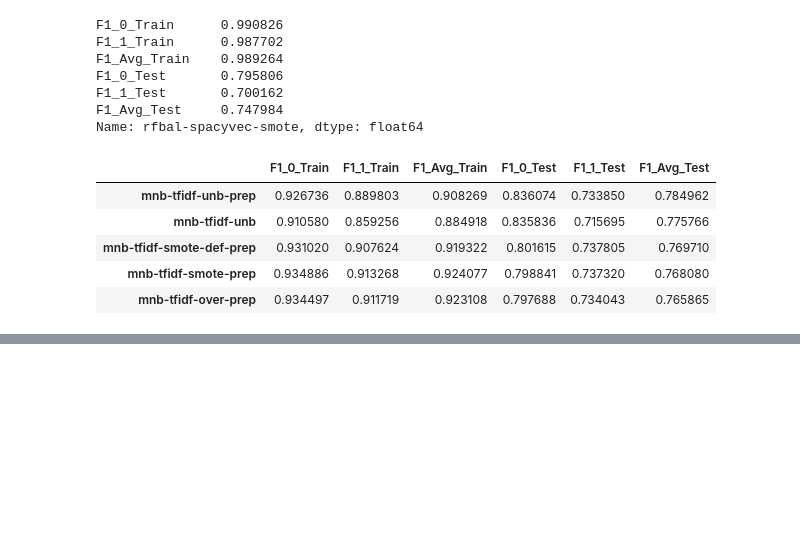
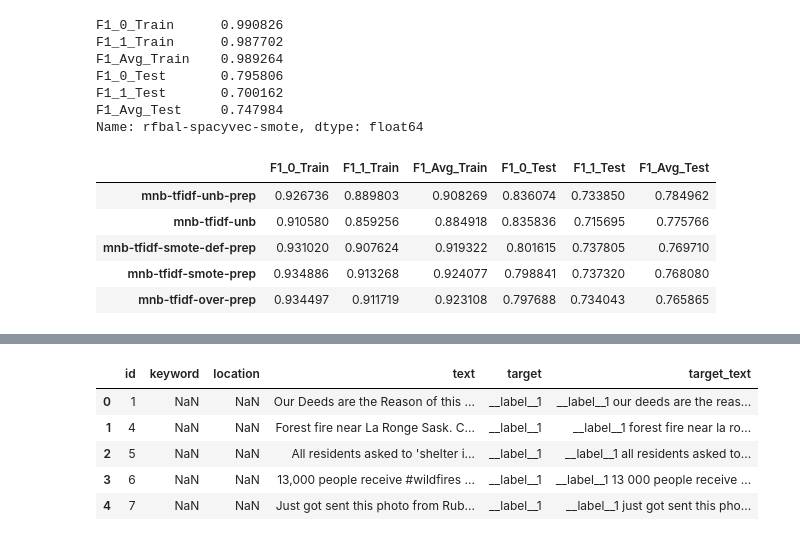
Before and after one commit to kellianneyang/natural-language-processing-practice, a Jupyter notebook: Natural Language Processing with Disaster Tweets - Kaggle Competition.ipynb, the cells around one changed output, grey strips where cells are left out. Saved outputs shown, nothing was run; the diff lists cells and outputs as text; code cells hidden in the pictures; blank space fills up the shorter version.

```diff
--- a/Natural Language Processing with Disaster Tweets - Kaggle Competition.ipynb
+++ b/Natural Language Processing with Disaster Tweets - Kaggle Competition.ipynb
@@ -1399,0 +1544,22 @@ scores_df.sort_values(by = 'F1_Avg_Test', ascending = False).head()
+# %%
+# define preprocess function
+
+import re
+
+def preprocess(text):
+    text = re.sub(r"[^\w\s\']", " ", text)
+    text = re.sub(r" +", " ", text)
+    return text.strip().lower()
+
+# apply preprocess function to df
+df['target_text'] = df['target_text'].map(preprocess)
+
+# check
+df.head()
+# %% [output]
+|  | id | keyword | location | text | target | target_text |
+| 0 | 1 | NaN | NaN | Our Deeds are the Reason of this ... | __label__1 | __label__1 our deeds are the reas... |
+| 1 | 4 | NaN | NaN | Forest fire near La Ronge Sask. C... | __label__1 | __label__1 forest fire near la ro... |
+| 2 | 5 | NaN | NaN | All residents asked to 'shelter i... | __label__1 | __label__1 all residents asked to... |
+| 3 | 6 | NaN | NaN | 13,000 people receive #wildfires ... | __label__1 | __label__1 13 000 people receive ... |
+| 4 | 7 | NaN | NaN | Just got sent this photo from Rub... | __label__1 | __label__1 just got sent this pho... |
```
Also changed, not shown: parts of 27 cells of this notebook, 2 other files.
